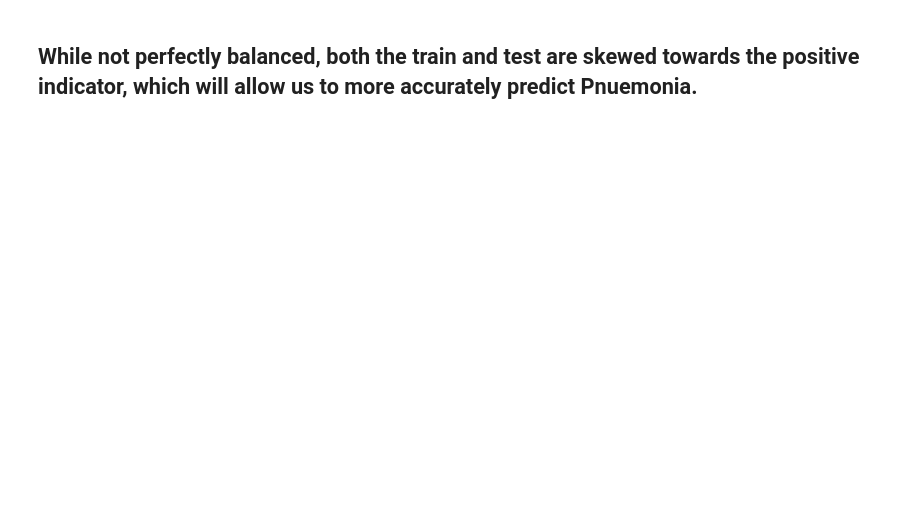
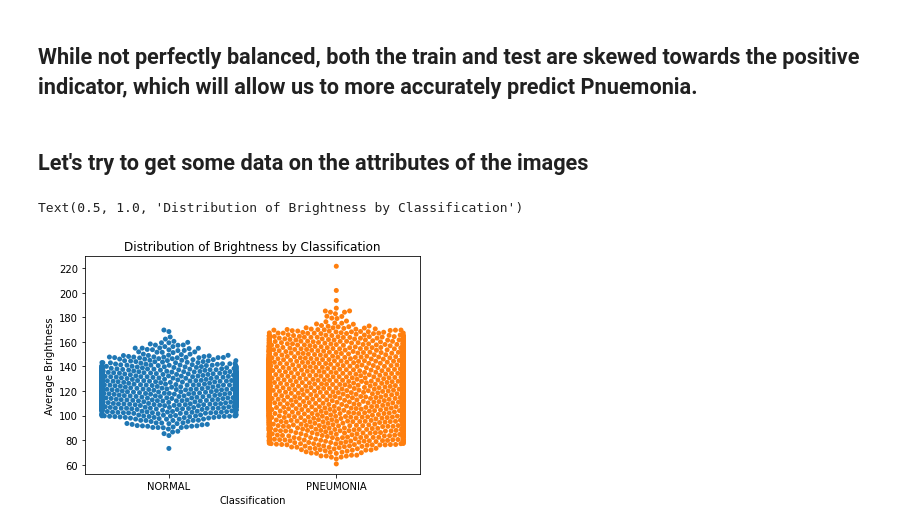
Before and after one commit to SeraphDev6/Pnuemonia_Image_Classification, a Jupyter notebook: Pneumonia_X_Ray_Classification.ipynb, the cells around one changed output. Cells and saved outputs as stored; diff of their text form; code cells hidden in the pictures; blank space fills up the shorter version.

```diff
--- a/Pneumonia_X_Ray_Classification.ipynb
+++ b/Pneumonia_X_Ray_Classification.ipynb
@@ -80,2 +124,22 @@ get_bal_chart("/content/chest_xray/val/", "Val")
 # %% [markdown]
 ## While not perfectly balanced, both the train and test are skewed towards the positive indicator, which will allow us to more accurately predict Pnuemonia.
+# %% [markdown]
+## Let's try to get some data on the attributes of the images
+# %%
+def average_brightness(path):
+  return io.imread(path).mean(axis=0).mean(axis=0).mean()
+# %%
+def get_average_brightness_df(root):
+  data = []
+  for dir in ["NORMAL","PNEUMONIA"]:
+    data += [(average_brightness(os.path.join(root,dir,im)), dir, os.path.join(root,dir,im)) for im in os.listdir(os.path.join(root,dir))]
+  return pd.DataFrame(data, columns = ["Average Brightness","Classification","Path"])
+df = get_average_brightness_df("/content/chest_xray/train/")
+# %%
+sns.swarmplot(data = df,
+              x = "Classification",
+              y = "Average Brightness")
+plt.gca().set_title("Distribution of Brightness by Classification")
+# %% [output]
+Text(0.5, 1.0, 'Distribution of Brightness by Classification')
+[figure, added]
```
Also changed, not shown: parts of 20 cells of this notebook.
